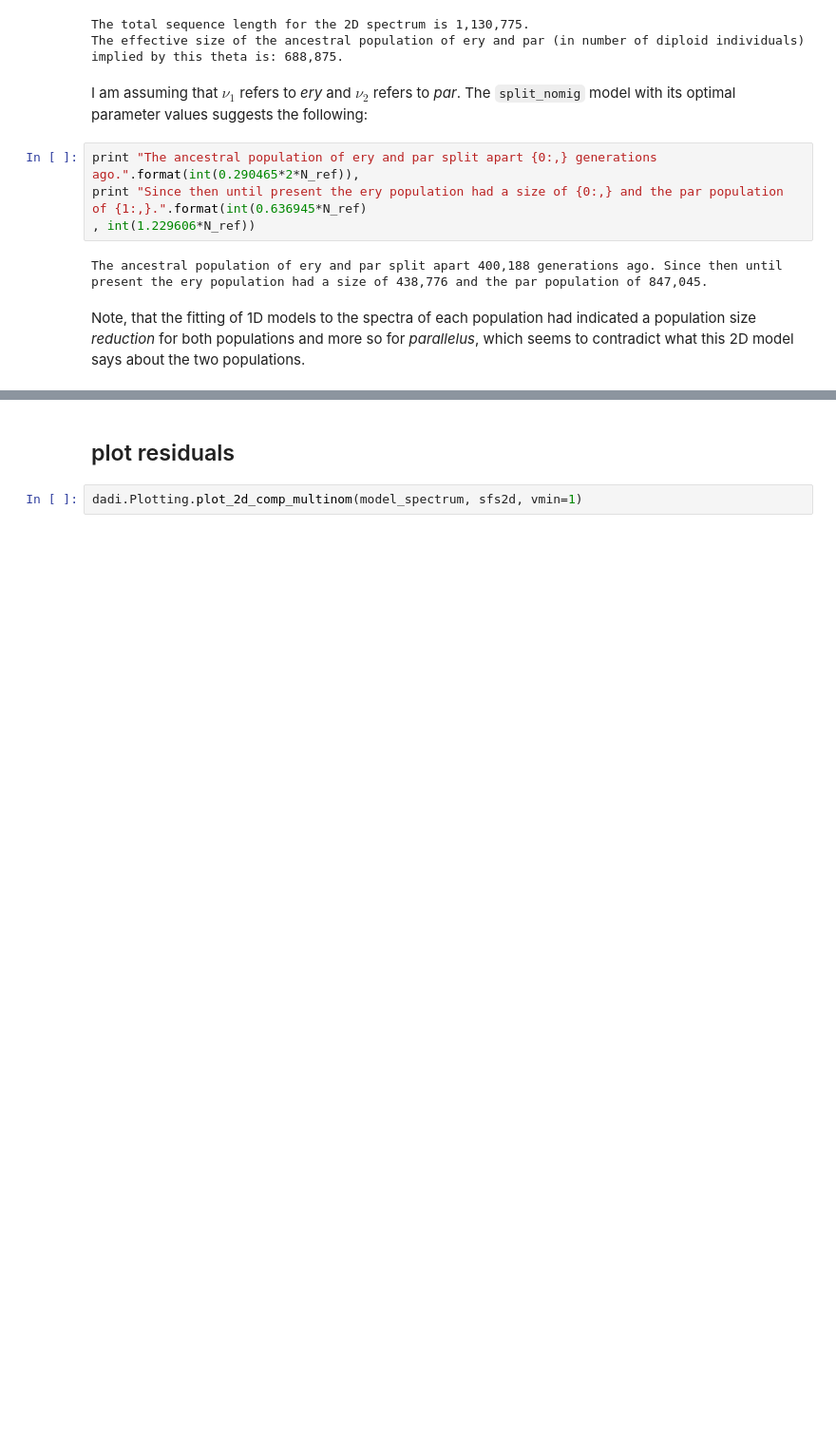
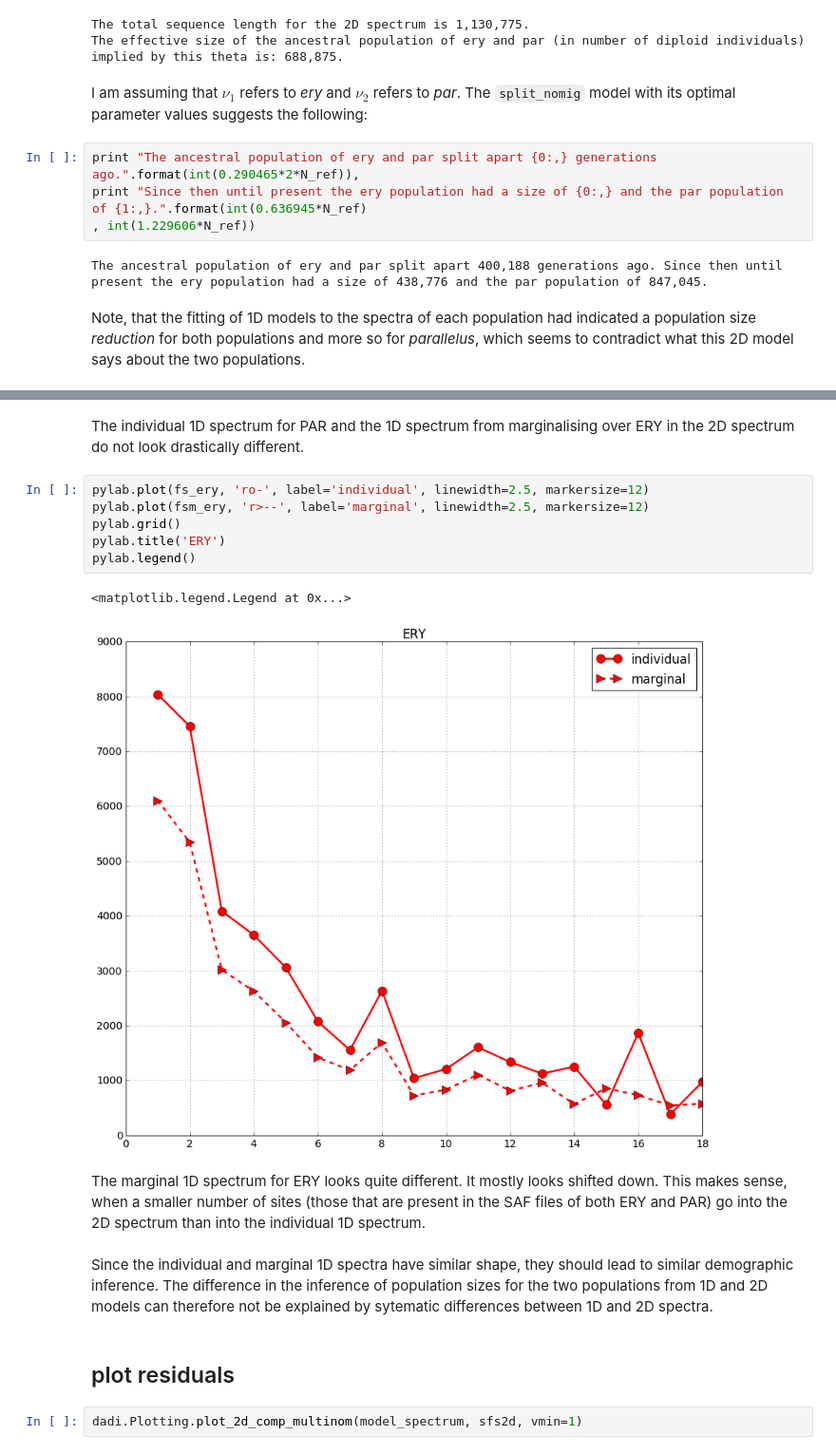
Before and after one commit to claudiuskerth/PhDthesis, a Jupyter notebook: Data_analysis/SNP-indel-calling/dadi/05_2D_models_synthesis.ipynb, the cells around one changed output, grey strips where cells are left out. Shown at 95% size. Drawn from its saved outputs; the diff is of its cells as text; blank space fills up the shorter version.

```diff
--- a/Data_analysis/SNP-indel-calling/dadi/05_2D_models_synthesis.ipynb
+++ b/Data_analysis/SNP-indel-calling/dadi/05_2D_models_synthesis.ipynb
@@ -163,3 +196,18 @@ Note, that the fitting of 1D models to the spectra of each population had indica
+# %% [markdown]
+The individual 1D spectrum for PAR and the 1D spectrum from marginalising over ERY in the 2D spectrum do not look drastically different.
+# %%
+pylab.plot(fs_ery, 'ro-', label='individual', linewidth=2.5, markersize=12)
+pylab.plot(fsm_ery, 'r>--', label='marginal', linewidth=2.5, markersize=12)
+pylab.grid()
+pylab.title('ERY')
+pylab.legend()
+# %% [output]
+<matplotlib.legend.Legend at 0x...>
+[figure, added]
+# %% [markdown]
+The marginal 1D spectrum for ERY looks quite different. It mostly looks shifted down. This makes sense, when a smaller number of sites (those that are present in the SAF files of both ERY and PAR) go into the 2D spectrum than into the individual 1D spectrum.
+# %% [markdown]
+Since the individual and marginal 1D spectra have similar shape, they should lead to similar demographic inference. The difference in the inference of population sizes for the two populations from 1D and 2D models can therefore not be explained by sytematic differences between 1D and 2D spectra.
 # %% [markdown]
 ## plot residuals
 # %%
```
Also changed, not shown: parts of 50 cells of this notebook, 18 other files.
